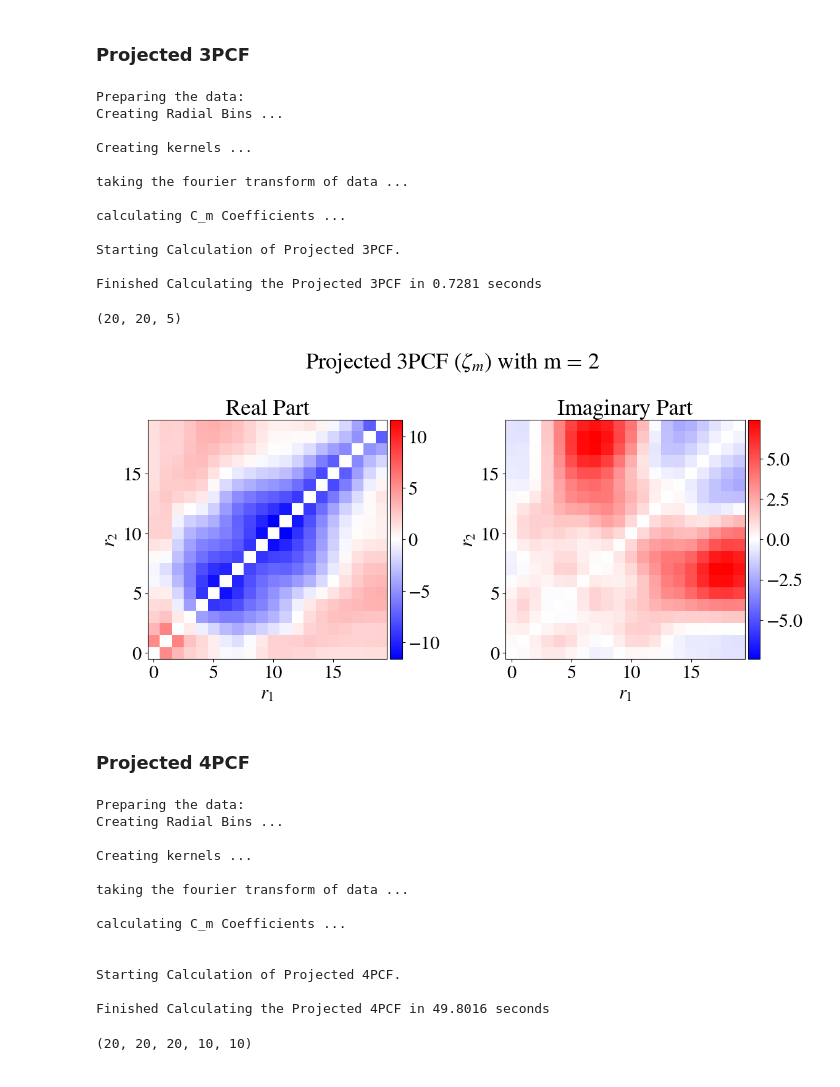
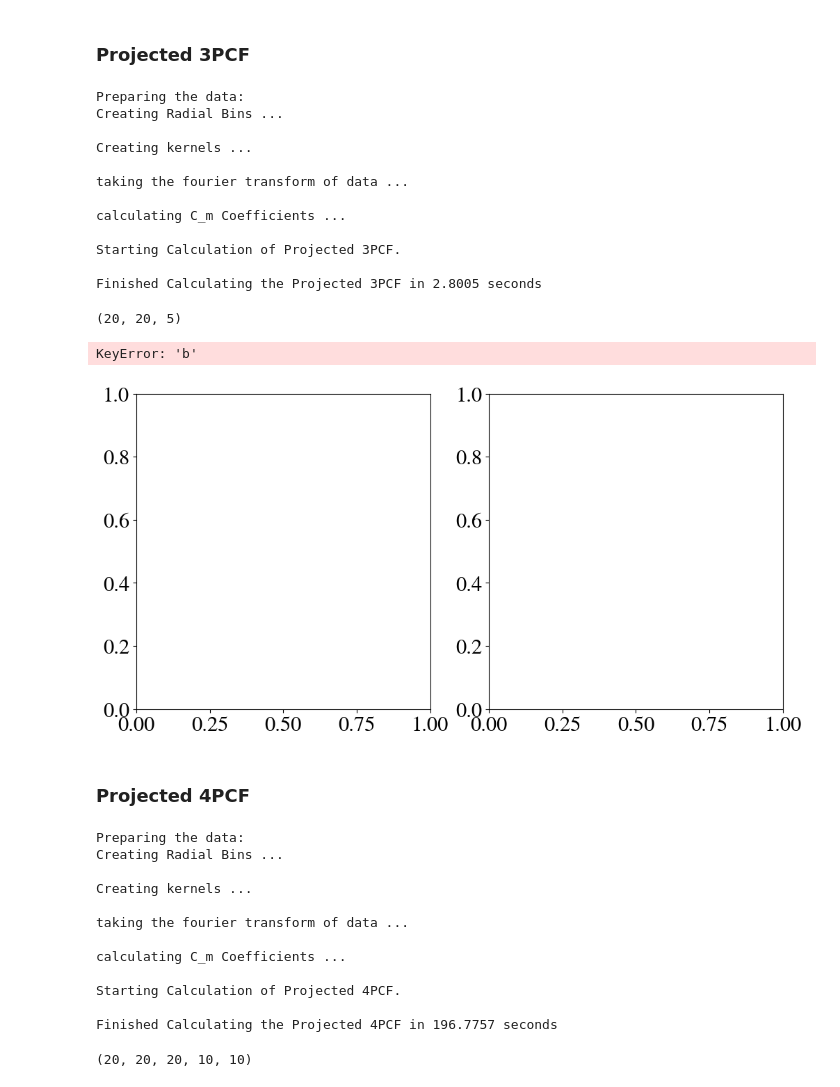
Before and after one commit to James11222/sarabande, a Jupyter notebook: notebooks/Application_Example.ipynb, the cells around one changed output. Drawn from its saved outputs; the diff is of its cells as text; code cells hidden in the pictures.

```diff
--- a/notebooks/Application_Example.ipynb
+++ b/notebooks/Application_Example.ipynb
@@ -18,8 +25,8 @@ plt.style.use("light_mode") #custom matplotlib style sheet
 # %% [markdown]
 In order to use SARABANDE on any data, we need to import our data. For this we will pull data from [CATS](https://www.mhdturbulence.com), an open source catalog of Magnetohydrodynamic (MHD) Turbulence simulations. This is currently stored in the `data` folder. We also subtract out the mean from the data set just so we can examine the fluctuations of the density field.
 # %%
-hdulist = pyf.open('data/dens_t800.fits.gz')
+hdulist = pyf.open('../data/dens_t800.fits.gz')
 data = hdulist[0].data.astype(np.float64)
-data = data[:128,:128,:128] # for sake of fast computation
+# data = data[:128,:128,:128] # for sake of fast computation
 data -= np.mean(data)
 # %%
@@ -169,7 +179,7 @@ calculating C_m Coefficients ...
 
 Starting Calculation of Projected 3PCF.
 
-Finished Calculating the Projected 3PCF in 0.7281 seconds
+Finished Calculating the Projected 3PCF in 2.8005 seconds
 # %%
 np.shape(projected_3PCF.zeta)
 # %% [output]
@@ -177,28 +187,29 @@ np.shape(projected_3PCF.zeta)
 # %%
 m = 2
 
 fig, (ax1,ax2) = plt.subplots(1,2, figsize=(12,6))
-fig.suptitle("Projected 3PCF ($\\zeta_m$) with m = {}".format(m))
+fig.suptitle("Projected 3PCF $$\\zeta_m(\mathrm{b}_1,\mathrm{b}_1)  $$ with $m$ = {}".format(m), fontsize=35)
 im1 = ax1.imshow(projected_3PCF.zeta[:,:, m].real, origin='lower', cmap='bwr',vmin= -np.max(np.abs(projected_3PCF.zeta[:,:,m].real)),vmax= np.max(np.abs(projected_3PCF.zeta[:,:,m].real)))
 divider1 = axgrid.make_axes_locatable(ax1)
 cax1 = divider1.append_axes("right", size='5%', pad=0.05)
 plt.colorbar(im1, cax=cax1)
 ax1.set_title("Real Part")
-ax1.set_xlabel("$r_1$")
-ax1.set_ylabel("$r_2$")
+ax1.set_xlabel("$\mathrm{b}_1$", fontsize=30)
+ax1.set_ylabel("$\mathrm{b}_2$", fontsize=30)
 
 im2 = ax2.imshow(projected_3PCF.zeta[:,:, m].imag, origin='lower', cmap='bwr',vmin= -np.max(np.abs(projected_3PCF.zeta[:,:,m].imag)),vmax= np.max(np.abs(projected_3PCF.zeta[:,:,m].imag)))
 divider2 = axgrid.make_axes_locatable(ax2)
 cax2 = divider2.append_axes("right", size='5%', pad=0.05)
 plt.colorbar(im2, cax=cax2)
 ax2.set_title("Imaginary Part")
-ax2.set_xlabel("$r_1$")
-ax2.set_ylabel("$r_2$")
+ax2.set_xlabel("$\mathrm{b}_1$", fontsize=30)
+ax2.set_ylabel("$\mathrm{b}_2$", fontsize=30)
 
 fig.tight_layout()
 plt.show()
 # %% [output]
+KeyError: 'b'
-[figure, old version]
+[figure, new version]
 # %% [markdown]
 ### Projected 4PCF
 # %%
@@ -219,10 +230,9 @@ taking the fourier transform of data ...
 
 calculating C_m Coefficients ...
 
-
 Starting Calculation of Projected 4PCF.
 
-Finished Calculating the Projected 4PCF in 49.8016 seconds
+Finished Calculating the Projected 4PCF in 196.7757 seconds
 # %%
 np.shape(projected_4PCF.zeta)
 # %% [output]
```
Also changed, not shown: parts of 4 cells of this notebook, 12 other files.
